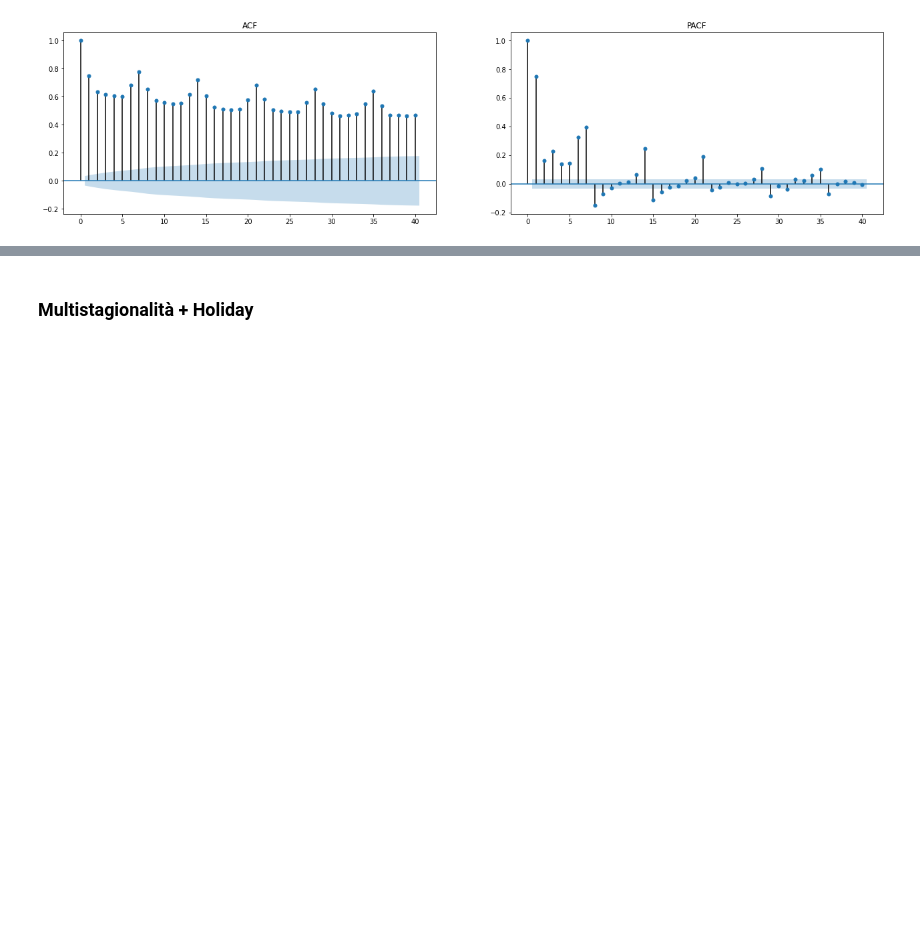
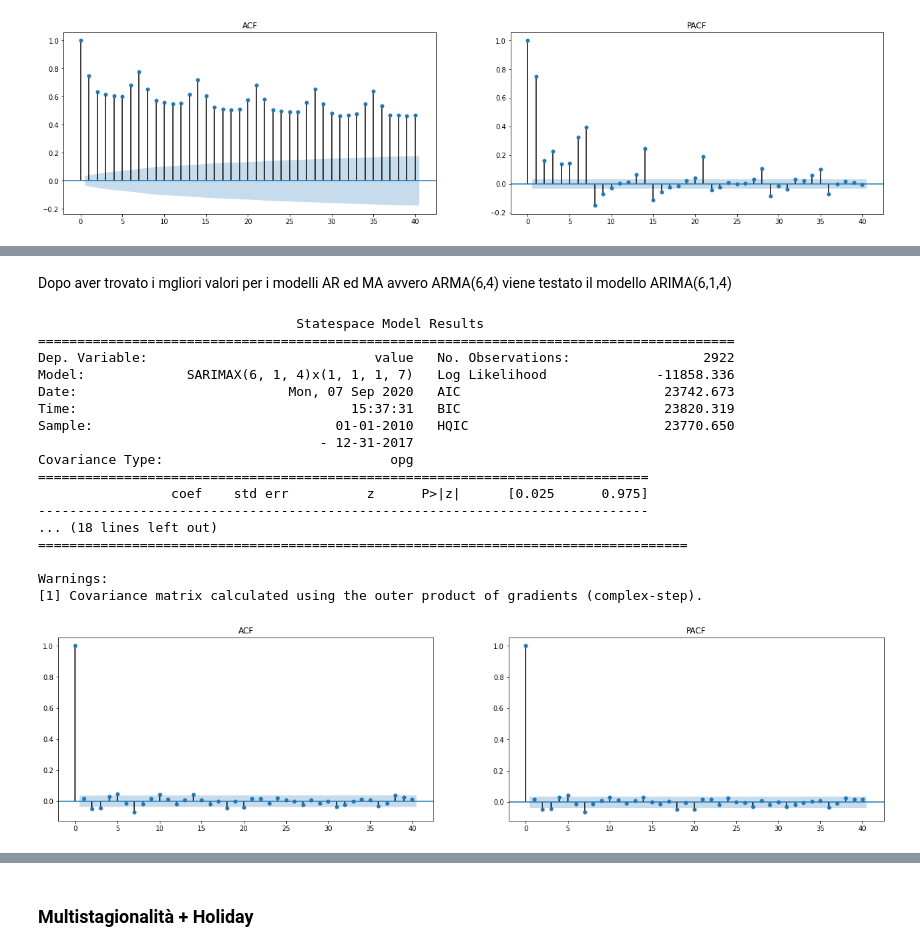
Before and after one commit to DarioCarolla/Time-Series-Analysis, a Jupyter notebook: SDMTAS_Project.ipynb, the cells around one changed output, grey strips where cells are left out. Saved outputs shown, nothing was run; the diff lists cells and outputs as text; code cells hidden in the pictures; blank space fills up the shorter version.

```diff
--- a/SDMTAS_Project.ipynb
+++ b/SDMTAS_Project.ipynb
@@ -484,0 +505,28 @@ plt.plot(predicted_val_mean, color='green')
+# %% [markdown]
+Dopo aver trovato i mgliori valori per i modelli AR ed MA avvero ARMA(6,4) viene testato il modello ARIMA(6,1,4)
+# %%
+arima_model = SARIMAX_def(train, p = p, d = 1, q = q,
+                          P = 1, D = 1, Q = 1, s = 7)
+print(arima_model.summary())
+
+# plot ACF e PACF dei residui del modello
+ACF_PACF(arima_model)
+# %% [output]
+                                 Statespace Model Results
+=========================================================================================
+Dep. Variable:                             value   No. Observations:                 2922
+Model:             SARIMAX(6, 1, 4)x(1, 1, 1, 7)   Log Likelihood              -11858.336
+Date:                           Mon, 07 Sep 2020   AIC                          23742.673
+Time:                                   15:37:31   BIC                          23820.319
+Sample:                               01-01-2010   HQIC                         23770.650
+                                    - 12-31-2017
+Covariance Type:                             opg
+==============================================================================
+                 coef    std err          z      P>|z|      [0.025      0.975]
+------------------------------------------------------------------------------
+... (18 lines left out)
+===================================================================================
+
+Warnings:
+[1] Covariance matrix calculated using the outer product of gradients (complex-step).
+[figure, added]
```
Also changed, not shown: parts of 157 cells of this notebook.
